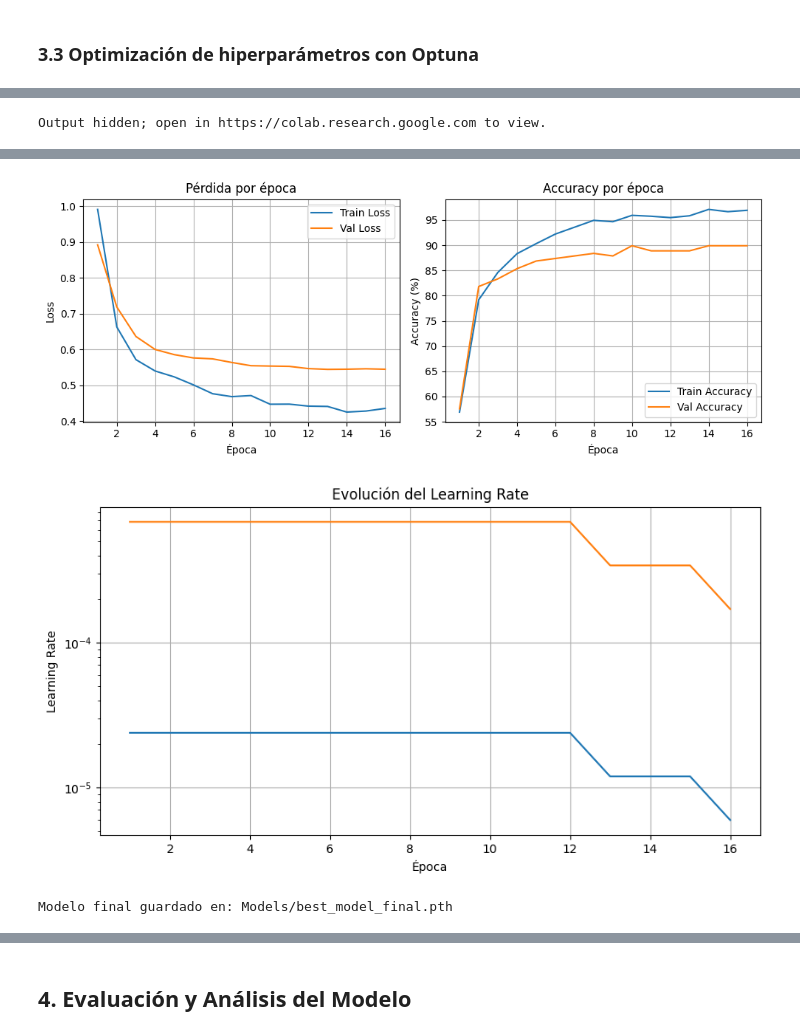
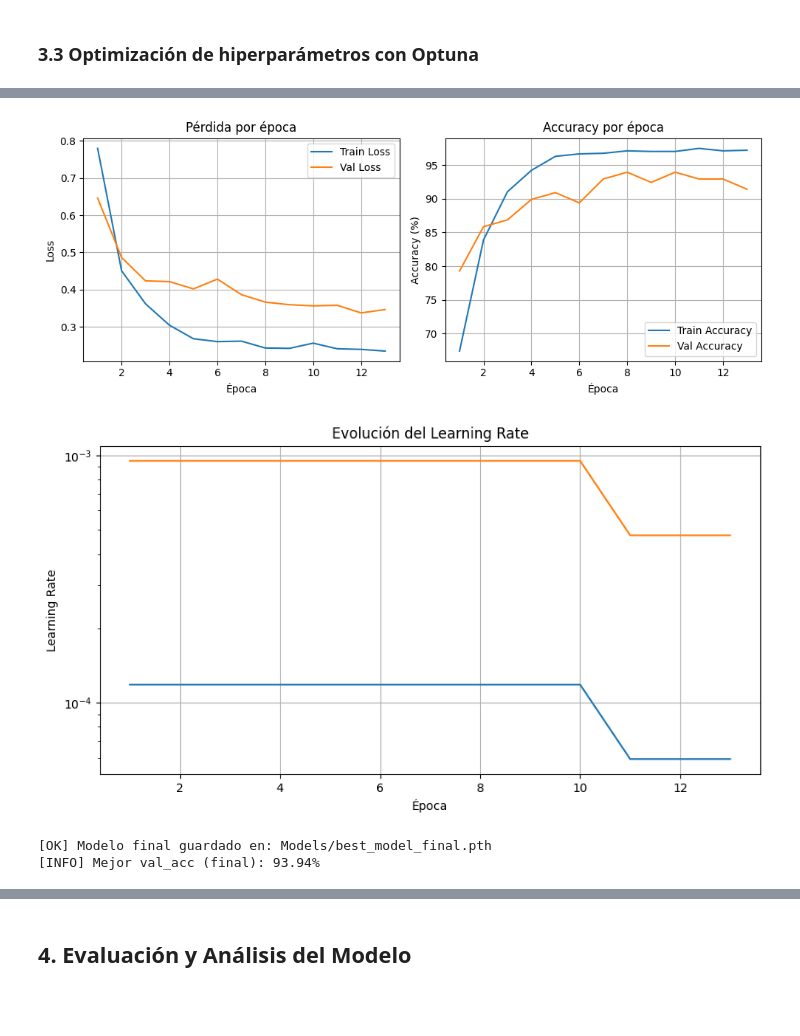
Before and after one commit to Leticia2512/Practica_Deep_Learning, a Jupyter notebook: Notebooks/Practica_Deep_Learning.ipynb, the cells around one changed output, grey strips where cells are left out. Cells and saved outputs as stored; diff of their text form; code cells hidden in the pictures; blank space fills up the shorter version.

Commit message:
Update notebook, memory and redame

```diff
--- a/Notebooks/Practica_Deep_Learning.ipynb
+++ b/Notebooks/Practica_Deep_Learning.ipynb
@@ -1151,16 +1195,41 @@ def objective(trial):
-# %%
-pruner = optuna.pruners.MedianPruner(n_startup_trials=6)
-study = optuna.create_study(direction="maximize", pruner=pruner, study_name="poi_final_tuning")
-study.optimize(objective, n_trials=40, gc_after_trial=True)
-
-print("Mejores params:", study.best_params)
-print("Mejor val_acc:", study.best_value)
-# %% [output]
-Output hidden; open in https://colab.research.google.com to view.
 # %%
+# Reentrenamiento final replicando el trial óptimo
 bp = study.best_params
+best_trial_num = study.best_trial.number
+final_seed = SEED + best_trial_num
 
-# Reinstanciar modelo “final”
+# Fijar semillas in-line
+import random, numpy as np, torch
+random.seed(final_seed)
+np.random.seed(final_seed)
+torch.manual_seed(final_seed)
+if torch.cuda.is_available():
+    torch.cuda.manual_seed(final_seed)
+    torch.cuda.manual_seed_all(final_seed)
+torch.backends.cudnn.deterministic = True
+torch.backends.cudnn.benchmark = False
+
+# Crear DataLoaders deterministas para el reentrenado final
+BATCH_SIZE = 256
+pin = torch.cuda.is_available()
+g = torch.Generator(); g.manual_seed(final_seed)
+
+train_loader_final = DataLoader(
+    train_dataset, batch_size=BATCH_SIZE,
+    shuffle=True, generator=g,
+    num_workers=0, pin_memory=pin
+)
+val_loader_final = DataLoader(
+    val_dataset, batch_size=BATCH_SIZE,
+    shuffle=False, num_workers=0, pin_memory=pin
+)
+
+test_loader = DataLoader(
+    test_dataset, batch_size=BATCH_SIZE,
+    shuffle=False, num_workers=0, pin_memory=pin
+)
+
+# Modelo y criterio con los hiperparámetros óptimos
 model_final = POIMultimodalModel(
     metadata_dim=X_train.shape[1],
     hidden_dim=128,
@@ -1173,15 +1242,16 @@ criterion_final = nn.CrossEntropyLoss(
     weight=class_weights, label_smoothing=bp["label_smoothing"]
 )
 
+# Entrenar con el mismo régimen que en la búsqueda (25 épocas, patience=5)
 model_final, hist_final, best_state_final, best_val_final = POI_train_model(
     model=model_final,
-    train_loader=train_loader,
-    val_loader=val_loader,
+    train_loader=train_loader_final,
+    val_loader=val_loader_final,
     criterion=criterion_final,
     weight_decay=bp["weight_decay"],
     learning_rate=bp["lr_head"],
-    num_epochs=30,
-    early_stopping=6,
+    num_epochs=25,
+    early_stopping=5,
     scheduler=None,
     use_adamw=True,
     lr_backbone=bp["lr_backbone"],
@@ -1189,8 +1259,9 @@ model_final, hist_final, best_state_final, best_val_final = POI_train_model(
     verbose=True
 )
 
-# Guardar el mejor estado del modelo final en la carpeta Models
+# Guardar el mejor estado
 model_path = MODELS_DIR / "best_model_final.pth"
 torch.save(best_state_final, model_path)
-print(f"Modelo final guardado en: {model_path}")
+print(f"[OK] Modelo final guardado en: {model_path}")
+print(f"[INFO] Mejor val_acc (final): {best_val_final:.2f}%")
 # %% [output]
@@ -1216,3 +1284,4 @@ print(f"Modelo final guardado en: {model_path}")
-[figure, old version]
+[figure, new version]
-[figure, old version]
+[figure, new version]
-Modelo final guardado en: Models/best_model_final.pth
+[OK] Modelo final guardado en: Models/best_model_final.pth
+[INFO] Mejor val_acc (final): 93.94%
```
Also changed, not shown: parts of 7 cells of this notebook, 4 other files.
